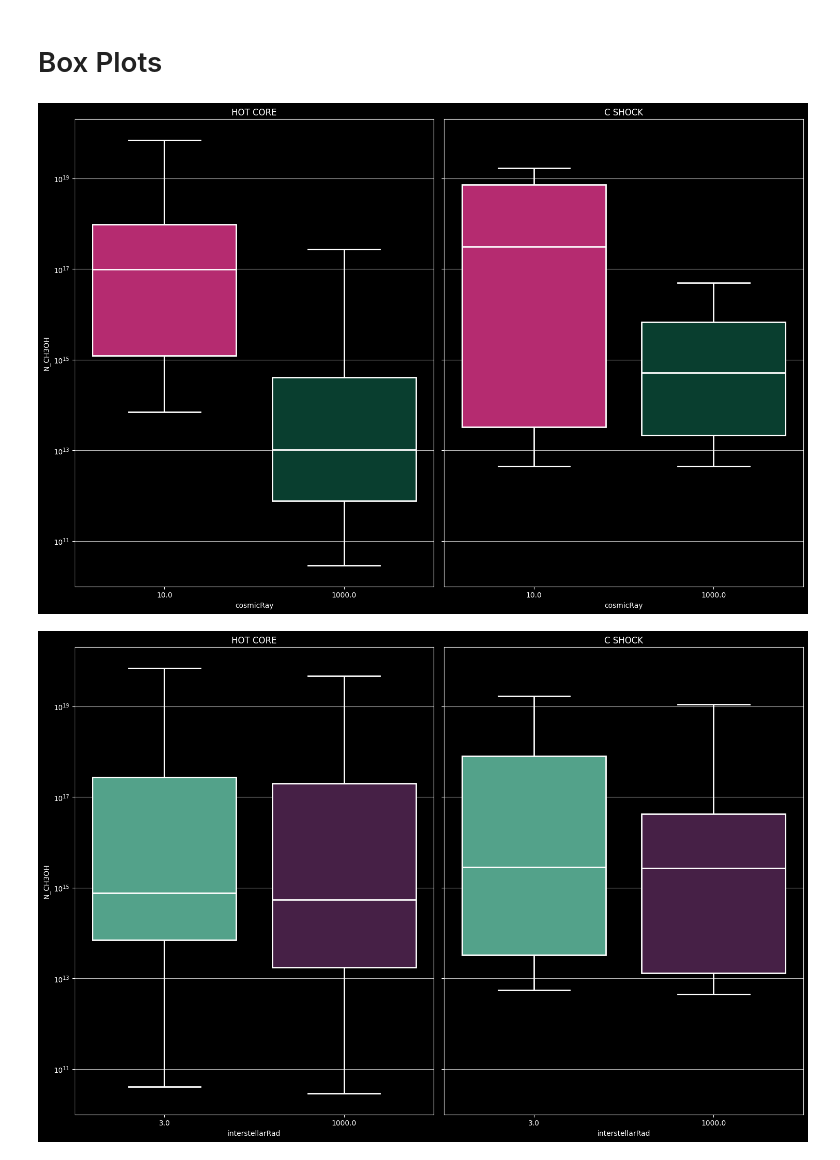
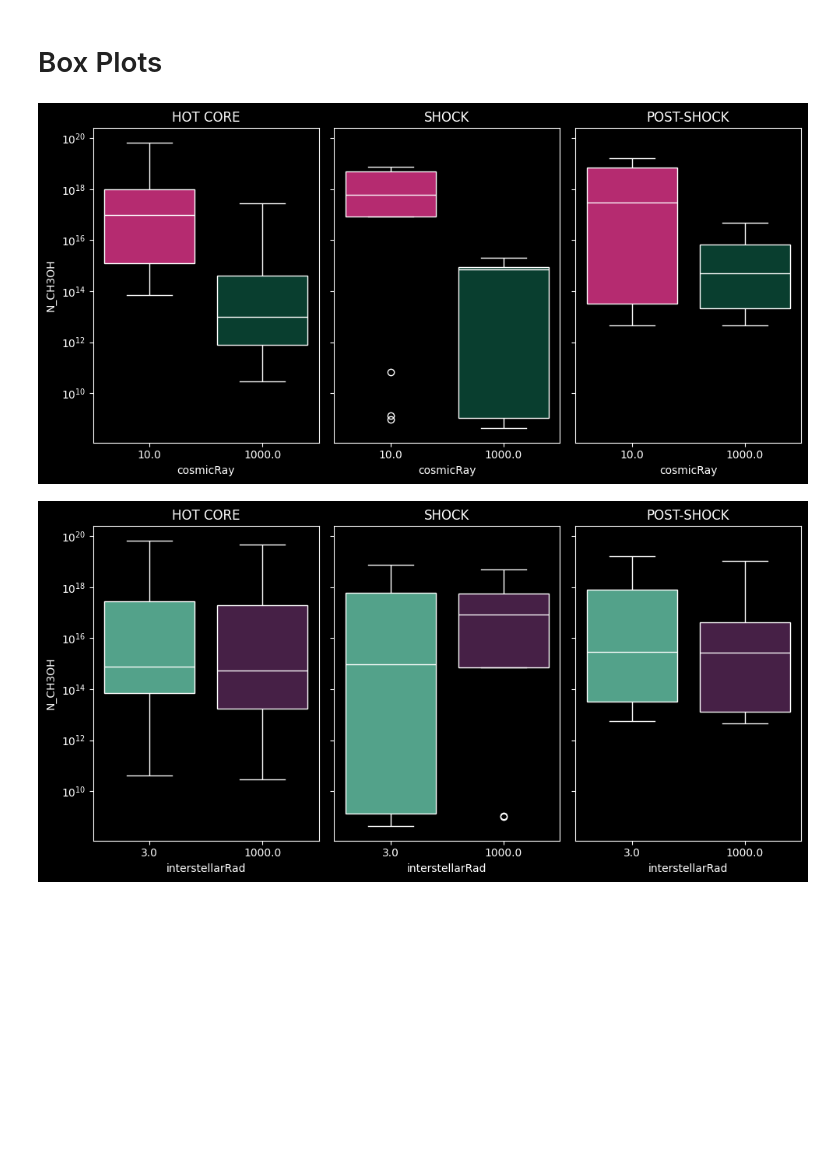
Before and after one commit to georgina-sampson/LEAPS-2024, a Jupyter notebook: CH3OH/plots.ipynb, the cells around one changed output. Cells and saved outputs as stored; diff of their text form; code cells hidden in the pictures; blank space fills up the shorter version.

Commit message:
fixed main plot

```diff
--- a/CH3OH/plots.ipynb
+++ b/CH3OH/plots.ipynb
@@ -5,10 +5,11 @@ import pandas as pd
 import constants
 import Plotting as pl
 import matplotlib.colors as colors
+from matplotlib.gridspec import GridSpec
 
 styleDict={'axes.facecolor': '#000000',
  'axes.edgecolor': '#FFFFFF',
- 'axes.grid': True,
+ 'axes.grid': False,
  'axes.labelcolor': '#FFFFFF',
  'figure.facecolor': '#000000',
  'grid.color': '#b0b0b0',
@@ -23,10 +24,11 @@ dfhc=pl.buildDataframe(constants.HOTCORE, constants.folder, constants.physical,
 dfsh=pl.buildDataframe(constants.SHOCK, constants.folder, constants.physical, constants.species, singleDf=True)
 
 hcdf=pl.boxplotDF(dfhc, constants.species, constants.physical, constants.HOTCORE)
-shdf=pl.boxplotDF(dfsh, constants.species, constants.physical, constants.SHOCK)
+shdf_tmax=pl.boxplotDF(dfsh, constants.species, constants.physical, constants.SHOCK)
+shdf=pl.boxplotDF(dfsh, constants.species, constants.physical, constants.SHOCK, maxT=False)
 # %%
 dfDic={constants.HOTCORE: dfhc, constants.SHOCK: dfsh}
-dfDicBox={constants.HOTCORE: hcdf, constants.SHOCK: shdf}
+dfDicBox=[{constants.HOTCORE: hcdf}, {constants.SHOCK: shdf_tmax, 'moment': constants.TMAX}, {constants.SHOCK: shdf, 'moment': constants.FINAL}]
 
 propColor={
     constants.COSMICRAY: ['#cc1470','#004733'],
@@ -48,19 +50,3 @@ propOrder={
     constants.INTERSTELLARRAD: [ '3.0', '1000.0'],
     constants.IDENS: ['1000.0', '10000.0', '100000.0']}
     }
-# %%
-fig, axs = plt.subplots(2,2, figsize=(16,9), sharey=True, sharex=True)
-fig.subplots_adjust(wspace=0.1, hspace=0.1)
-
-for tipo, df in dfDic.items():
-    i = 0 if tipo == constants.HOTCORE else 1
-    for j, zeta in enumerate([10.0,1000.0]):
-        ax=axs[i][j]
-        sns.scatterplot(data=df[df['zeta']==zeta], x='Time', y='N_CH3OH',
-                        hue='gasTemp', palette=sns.light_palette('#00A550', as_cmap=True),
-                        hue_norm=colors.LogNorm(vmin=df['gasTemp'].min(), vmax=df['gasTemp'].max()),
-                        linewidth=0, ax=ax)
-        ax.set_xscale('log')
-        ax.set_yscale('log')
-        ax.set_xbound(1e0,1e6)
-        ax.set_title(f"zeta = {zeta} | {tipo.upper()}")
@@ -70,18 +107,22 @@ for tipo, df in dfDic.items():
 # Box Plots
 # %%
 for enfasis in [constants.COSMICRAY, constants.INTERSTELLARRAD]:
-    fig, axs = plt.subplots(1,2, figsize=(15,10), layout='tight', sharey=True)
-    for i, tipo in enumerate(dfDicBox.keys()):
-        sns.boxplot(data=dfDicBox[tipo], x=enfasis,
+    fig, axs = plt.subplots(1,3, figsize=(10,5), layout='tight', sharey=True)
+    for i, dic in enumerate(dfDicBox):
+        tipo, df = [(k, dic[k])for k in dic][0]
+        if tipo==constants.SHOCK: moment = [dic[k] for k in dic][1]
+        title = tipo.upper() if tipo==constants.HOTCORE else 'SHOCK' if moment==constants.TMAX else 'POST-SHOCK'
+
+        sns.boxplot(data=df, x=enfasis,
                     hue=enfasis, legend=None,
                     palette=propColor[enfasis], hue_order=propOrder[tipo][enfasis],
                     order=propOrder[tipo][enfasis],
-                    linecolor='white', linewidth=2,
+                    linecolor='white', #linewidth=2,
                     y='N_CH3OH', ax=axs[i], log_scale=True)
-        axs[i].set_title(tipo.upper())
+        axs[i].set_title(title)
     fig.savefig(f"BOXPLOT_CH3OH_columnDensity_by{enfasis.upper()}.png")
     # plt.close()
 # %% [output]
-[figure, old version]
+[figure, new version]
-[figure, old version]
+[figure, new version]
 # %%
```
Also changed, not shown: parts of 4 cells of this notebook, 4 other files.
